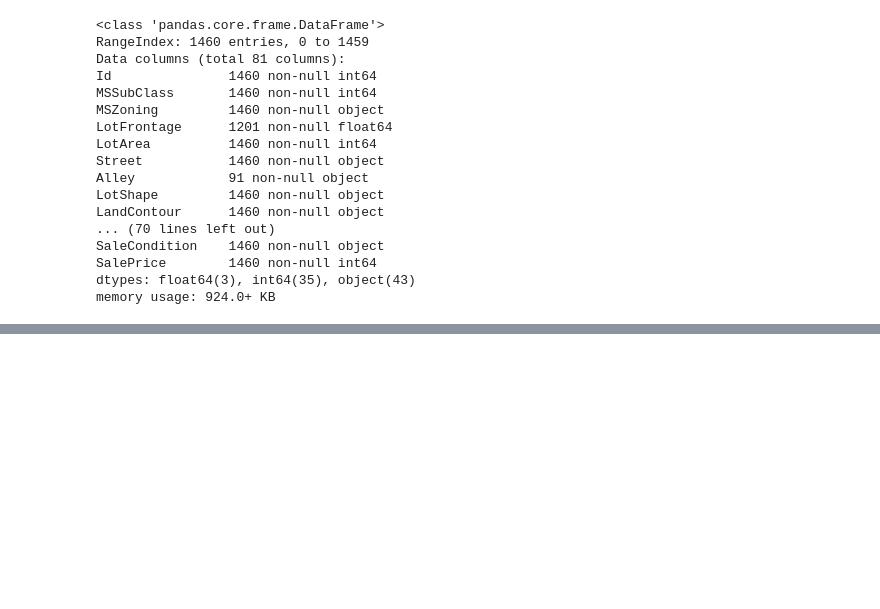
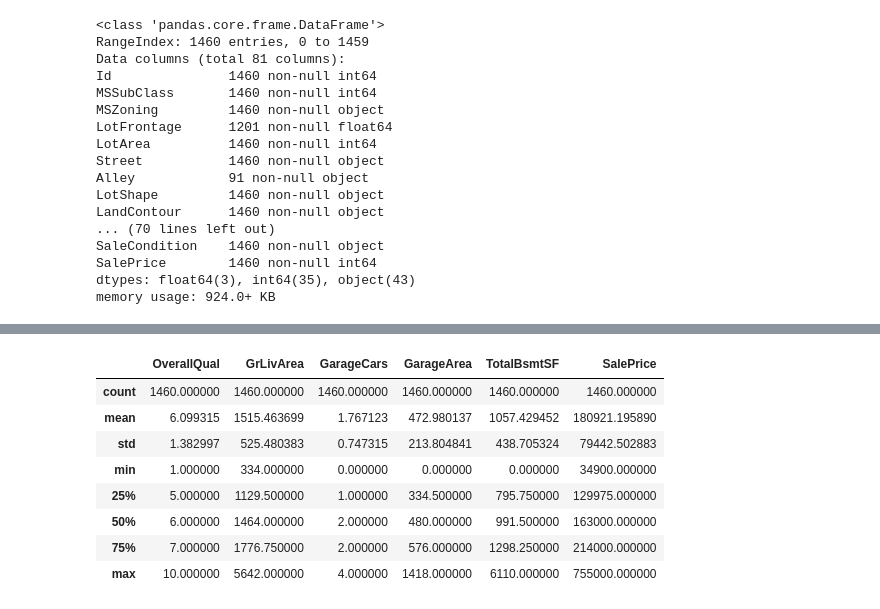
Before and after one commit to Rafaelcvo/house_prices, a Jupyter notebook: house_prices.ipynb, the cells around one changed output, grey strips where cells are left out. Cells and saved outputs as stored; diff of their text form; code cells hidden in the pictures; blank space fills up the shorter version.

```diff
--- a/house_prices.ipynb
+++ b/house_prices.ipynb
@@ -160,0 +66,16 @@ house[variaveis].corr()
+# %%
+house = df[['OverallQual', 'GrLivArea', 'GarageCars','GarageArea','TotalBsmtSF', 'SalePrice']]
+test_modelo = test[['OverallQual', 'GrLivArea', 'GarageCars','GarageArea','TotalBsmtSF']]
+x = df[['OverallQual', 'GrLivArea', 'GarageCars','GarageArea','TotalBsmtSF']]
+y = df['SalePrice']
+house.describe()
+# %% [output]
+|  | OverallQual | GrLivArea | GarageCars | GarageArea | TotalBsmtSF | SalePrice |
+| count | 1460.000000 | 1460.000000 | 1460.000000 | 1460.000000 | 1460.000000 | 1460.000000 |
+| mean | 6.099315 | 1515.463699 | 1.767123 | 472.980137 | 1057.429452 | 180921.195890 |
+| std | 1.382997 | 525.480383 | 0.747315 | 213.804841 | 438.705324 | 79442.502883 |
+| min | 1.000000 | 334.000000 | 0.000000 | 0.000000 | 0.000000 | 34900.000000 |
+| 25% | 5.000000 | 1129.500000 | 1.000000 | 334.500000 | 795.750000 | 129975.000000 |
+| 50% | 6.000000 | 1464.000000 | 2.000000 | 480.000000 | 991.500000 | 163000.000000 |
+| 75% | 7.000000 | 1776.750000 | 2.000000 | 576.000000 | 1298.250000 | 214000.000000 |
+| max | 10.000000 | 5642.000000 | 4.000000 | 1418.000000 | 6110.000000 | 755000.000000 |
```
Also changed, not shown: parts of 38 cells of this notebook, 1 other file.
